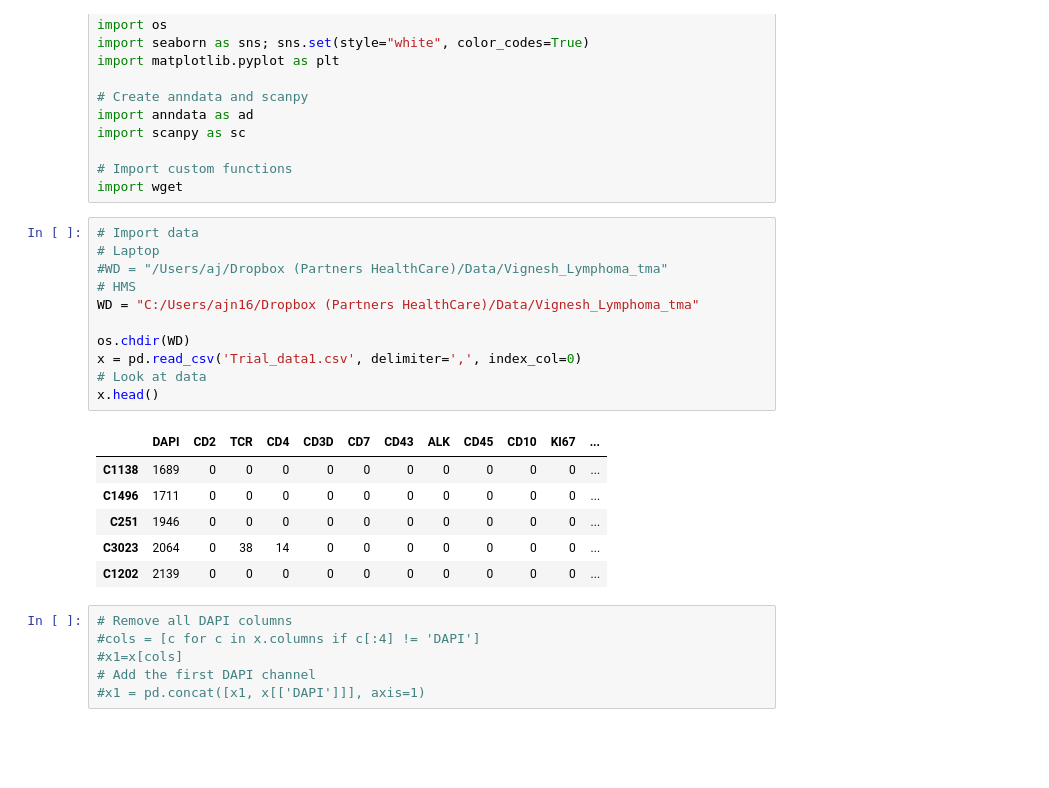
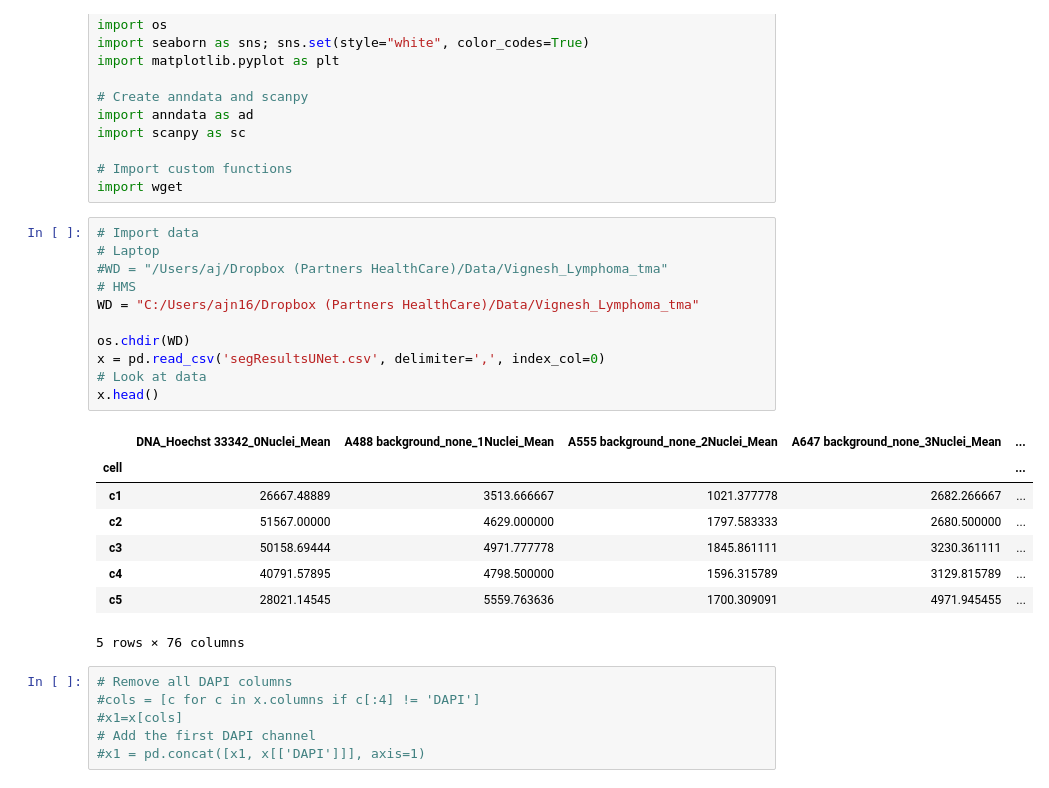
Before and after one commit to ajitjohnson/Jupyter-Notebooks, a Jupyter notebook: TMA_playbook.ipynb, the cells around one changed output. Cells and saved outputs as stored; diff of their text form; blank space fills up the shorter version.

Commit message:
clean data function

```diff
--- a/TMA_playbook.ipynb
+++ b/TMA_playbook.ipynb
@@ -17,21 +17,23 @@ import wget
 # %%
 # Import data
 # Laptop
 #WD = "/Users/aj/Dropbox (Partners HealthCare)/Data/Vignesh_Lymphoma_tma"
 # HMS
 WD = "C:/Users/ajn16/Dropbox (Partners HealthCare)/Data/Vignesh_Lymphoma_tma"
 
 os.chdir(WD)
-x = pd.read_csv('Trial_data1.csv', delimiter=',', index_col=0)
+x = pd.read_csv('segResultsUNet.csv', delimiter=',', index_col=0)
 # Look at data
 x.head()
 # %% [output]
-|  | DAPI | CD2 | TCR | CD4 | CD3D | CD7 | CD43 | ALK | CD45 | CD10 | KI67 | ... |
-| C1138 | 1689 | 0 | 0 | 0 | 0 | 0 | 0 | 0 | 0 | 0 | 0 | ... |
-| C1496 | 1711 | 0 | 0 | 0 | 0 | 0 | 0 | 0 | 0 | 0 | 0 | ... |
-| C251 | 1946 | 0 | 0 | 0 | 0 | 0 | 0 | 0 | 0 | 0 | 0 | ... |
-| C3023 | 2064 | 0 | 38 | 14 | 0 | 0 | 0 | 0 | 0 | 0 | 0 | ... |
-| C1202 | 2139 | 0 | 0 | 0 | 0 | 0 | 0 | 0 | 0 | 0 | 0 | ... |
+|  | DNA_Hoechst 33342_0Nuclei_Mean | A488 background_none_1Nuclei_Mean | A555 background_none_2Nuclei_Mean | A647 background_none_3Nuclei_Mean | ... |
+| cell |  |  |  |  | ... |
+| c1 | 26667.48889 | 3513.666667 | 1021.377778 | 2682.266667 | ... |
+| c2 | 51567.00000 | 4629.000000 | 1797.583333 | 2680.500000 | ... |
+| c3 | 50158.69444 | 4971.777778 | 1845.861111 | 3230.361111 | ... |
+| c4 | 40791.57895 | 4798.500000 | 1596.315789 | 3129.815789 | ... |
+| c5 | 28021.14545 | 5559.763636 | 1700.309091 | 4971.945455 | ... |
+5 rows × 76 columns
 # %%
 # Remove all DAPI columns
 #cols = [c for c in x.columns if c[:4] != 'DAPI']
```
Also changed, not shown: 3 other files.
